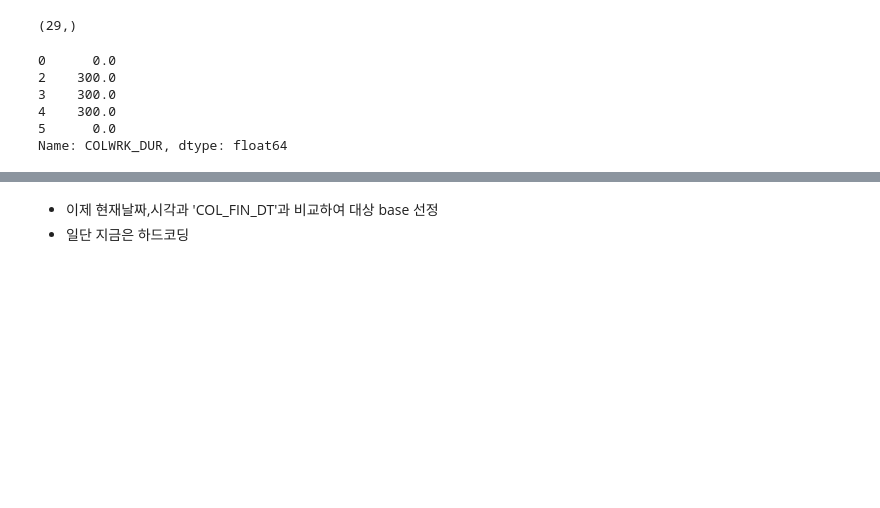
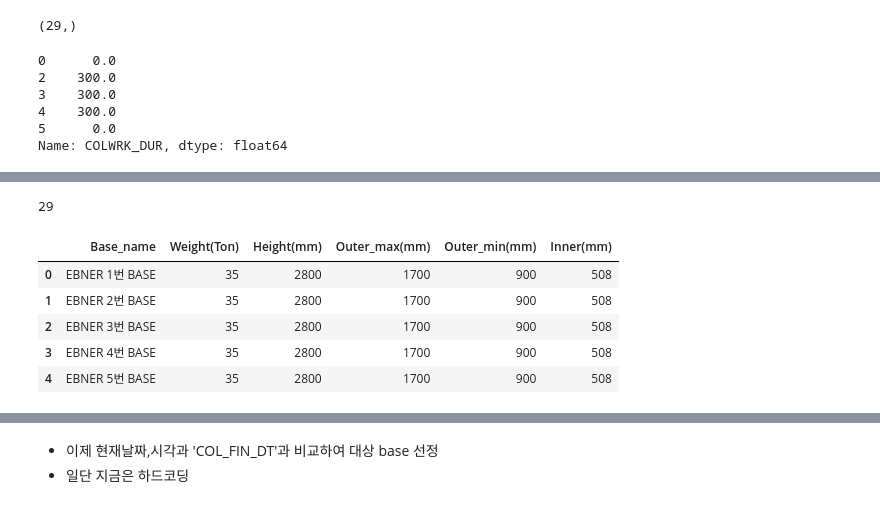
Before and after one commit to ppurify/DK, a Jupyter notebook: generate_dataframe.ipynb, the cells around one changed output, grey strips where cells are left out. Cells and saved outputs as stored; diff of their text form; code cells hidden in the pictures; blank space fills up the shorter version.

```diff
--- a/generate_dataframe.ipynb
+++ b/generate_dataframe.ipynb
@@ -444,0 +471,14 @@ Name: COLWRK_DUR, dtype: float64
+# %%
+batch_master_df.shape[0]
+# %% [output]
+29
+# %%
+base_capacity_info = pd.read_csv("./data/base_capacity_information.csv")
+base_capacity_info.head()
+# %% [output]
+|  | Base_name | Weight(Ton) | Height(mm) | Outer_max(mm) | Outer_min(mm) | Inner(mm) |
+| 0 | EBNER 1번 BASE | 35 | 2800 | 1700 | 900 | 508 |
+| 1 | EBNER 2번 BASE | 35 | 2800 | 1700 | 900 | 508 |
+| 2 | EBNER 3번 BASE | 35 | 2800 | 1700 | 900 | 508 |
+| 3 | EBNER 4번 BASE | 35 | 2800 | 1700 | 900 | 508 |
+| 4 | EBNER 5번 BASE | 35 | 2800 | 1700 | 900 | 508 |
```
Also changed, not shown: parts of 83 cells of this notebook.
